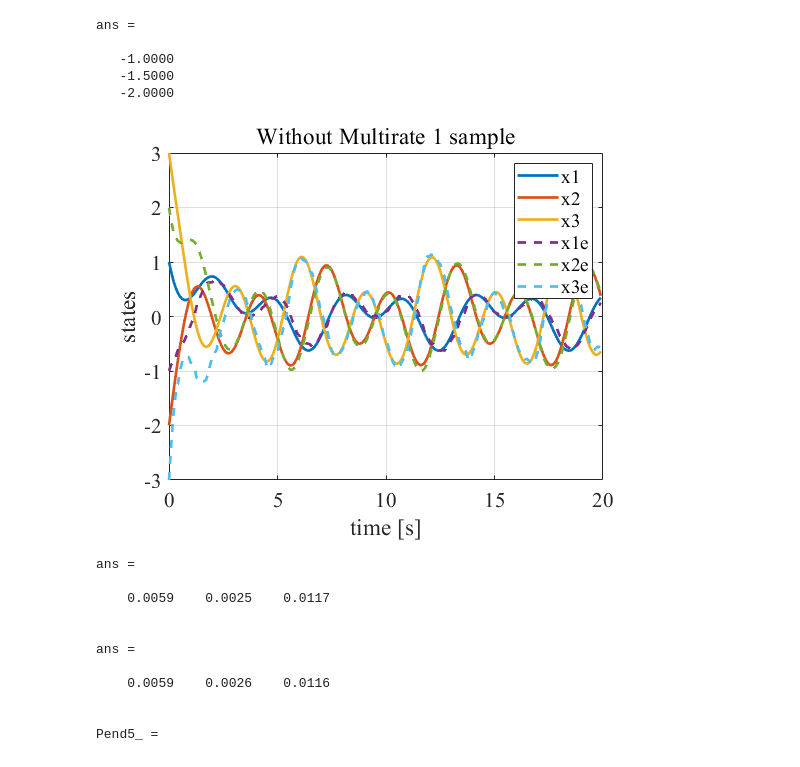
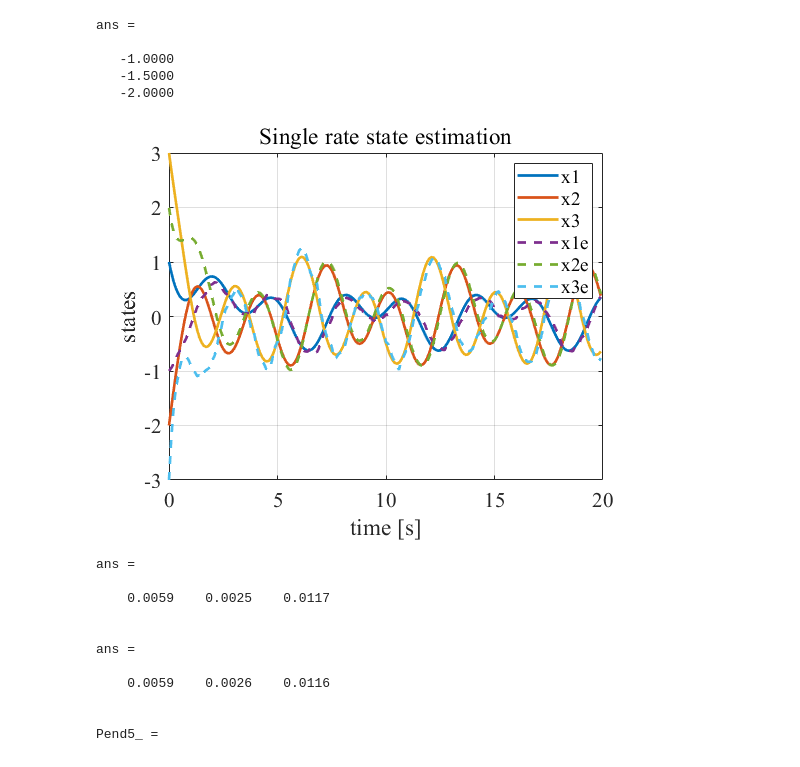
Before and after one commit to YoshiRi/Linear_Algebra_memo, a Jupyter notebook: src/MultirateOBS/UntitledOBStest.ipynb, the cells around one changed output. Saved outputs shown, nothing was run; the diff lists cells and outputs as text; code cells hidden in the pictures.

```diff
--- a/src/MultirateOBS/UntitledOBStest.ipynb
+++ b/src/MultirateOBS/UntitledOBStest.ipynb
@@ -25,7 +25,7 @@ clear all
 A = [ 0 1 0; 0 0 1; -2 -4 -3];
 B = [0 0; 0 1; 1 0];
 C = [1 0 0; 0 1 0];
-ST = 0.1;
+ST = 0.001;
 sys = ss(A,B,C,[]);
 sysd = c2d(sys,ST)
 # %% [output]
@@ -537,13 +536,14 @@ ans =
 # %%
 fig=figure;
 plot(time,x_gt,time,x_obs5,'--')
 legend('x1','x2','x3','x1e','x2e','x3e')
-title('Without Multirate 1 sample')
+title('Single rate state estimation')
 grid on
 xlabel('time [s]')
 ylabel('states')
+SaveFigPDF(fig,'SingleRateOBS.pdf')
 # %% [output]
-[figure, old version]
+[figure, new version]
 # %%
 
 e_obs5 = (x_gt-x_obs5);
```
Also changed, not shown: parts of 26 cells of this notebook, 2 other files.
